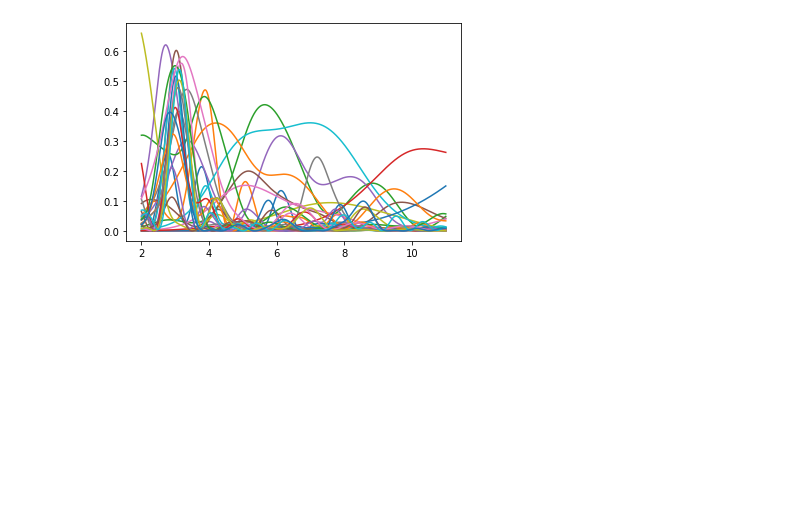
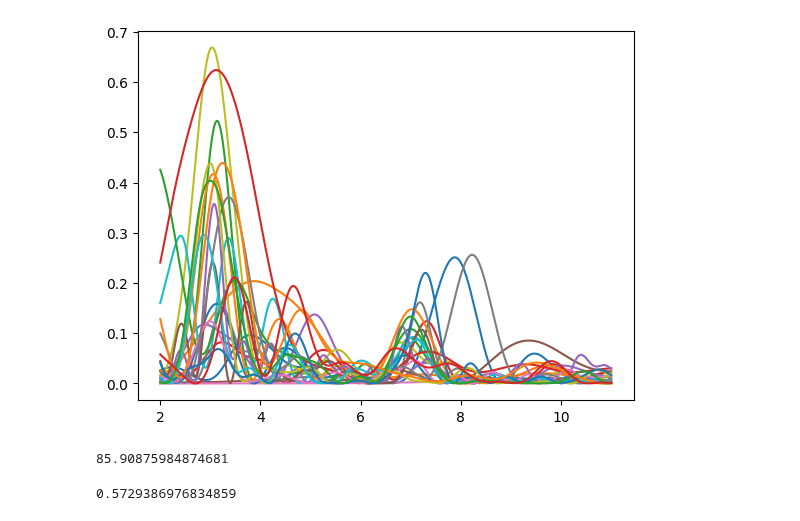
Before and after one commit to ziqing97/gnss_ir_analyze, a Jupyter notebook: src/test_skyplot.ipynb, the cells around one changed output. Cells and saved outputs as stored; diff of their text form; code cells hidden in the pictures; blank space fills up the shorter version.

```diff
--- a/src/test_skyplot.ipynb
+++ b/src/test_skyplot.ipynb
@@ -14,17 +12,17 @@ from pymap3d import enu2geodetic
 import data_filter as dafi
 import estimate_height as esth
 # %%
-main_path = os.path.abspath('../data/20220907/2/')
+main_path = os.path.abspath('../data/20221004/2/')
 data_dict = dafi.generate_dataframe(main_path)
 satellite_list = data_dict.keys()
 azimut_mask = [270,330]
 elevation_mask = [0,60]
 min_height = 2
 max_height = 10 # meter
 time_length = 25 # minutes
 time_dict,height_dict,azimut_dict,elevation_dict,frequency_dict,power_dict = esth.estimate_all_satellite(main_path,azimut_mask,elevation_mask,min_height,max_height,time_length)
 # %% [output]
-[figure, old version]
+[figure, new version]
 # %%
 title = "2022-09-07"
 # %%
@@ -48,6 +46,14 @@ norm = plt.Normalize(vmin=min(h_plot),vmax=max(h_plot))
 norm = matplotlib.colors.Normalize(vmin=min(h_plot),vmax=max(h_plot), clip=True)
 mapper = cm.ScalarMappable(norm=norm, cmap='jet')
 h_color = np.array([(mapper.to_rgba(v)) for v in h_plot])
+# %%
+3/np.tan(2/180*np.pi)
+# %% [output]
+85.90875984874681
+# %%
+np.arctan(3/300)*180/np.pi
+# %% [output]
+0.5729386976834859
 # %%
 setting = "with height"
 fig, ax = plt.subplots(subplot_kw={'projection': 'polar'})
```
Also changed, not shown: parts of 2 cells of this notebook, 1 other file.
